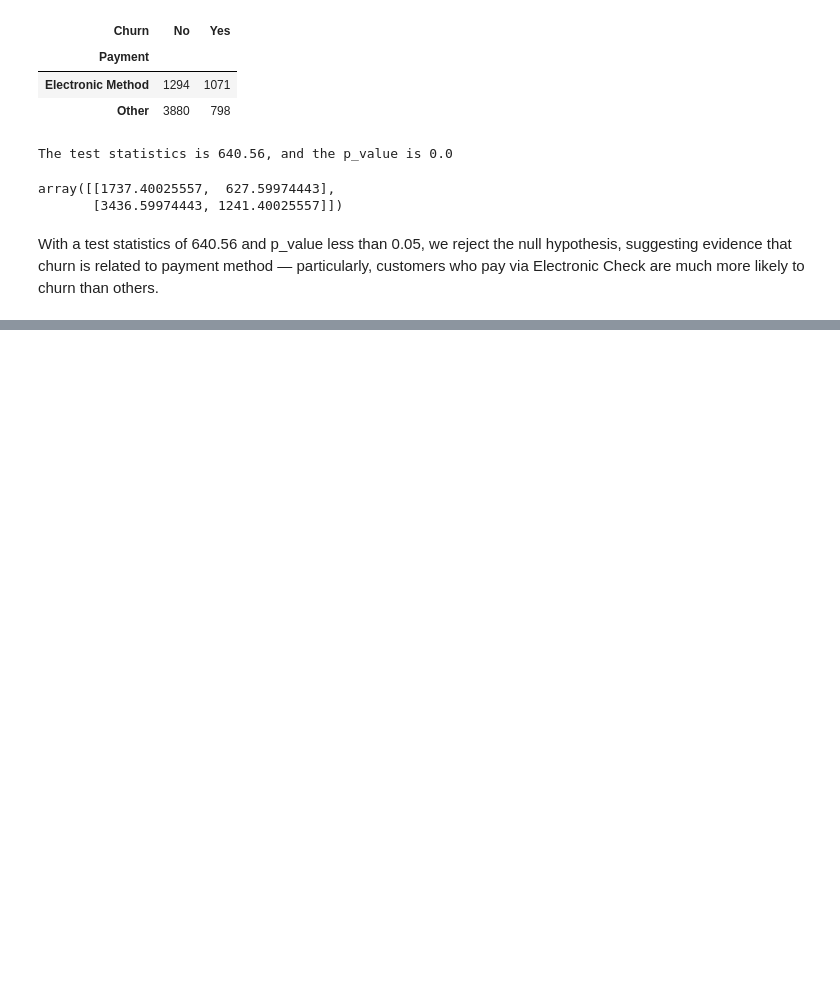
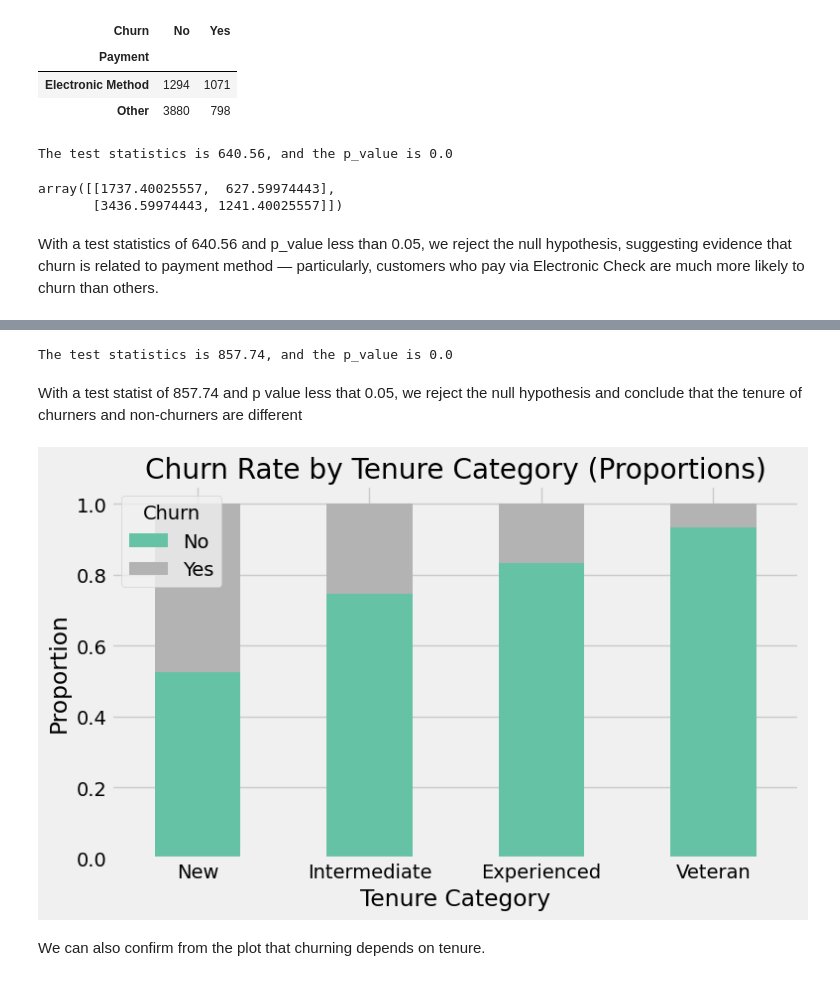
Before and after one commit to Arej02/model_selection, a Jupyter notebook: Statistics/Manual Data/Churn_Customers.ipynb, the cells around one changed output, grey strips where cells are left out. Drawn from its saved outputs; the diff is of its cells as text; code cells hidden in the pictures; blank space fills up the shorter version.

```diff
--- a/Statistics/Manual Data/Churn_Customers.ipynb
+++ b/Statistics/Manual Data/Churn_Customers.ipynb
@@ -79,0 +121,5 @@ With a test statistics of 640.56 and p_value less than 0.05, we reject the null
+# %%
+bins = [0, 12, 36, 60, 72]
+labels = ['New', 'Intermediate', 'Experienced', 'Veteran']
+churn['tenure_category'] = pd.cut(churn['tenure'], bins=bins, labels=labels, right=True, include_lowest=True)
+churn['tenure_category']
@@ -79,0 +156,22 @@ With a test statistics of 640.56 and p_value less than 0.05, we reject the null
+# %%
+print(f"The test statistics is {round(res.statistic,2)}, and the p_value is {round(res.pvalue,4)}")
+# %% [output]
+The test statistics is 857.74, and the p_value is 0.0
+# %% [markdown]
+With a test statist of 857.74 and p value less that 0.05, we reject the null hypothesis and conclude that the tenure of churners and non-churners are different
+# %%
+observed_percent = pd.crosstab(churn['tenure_category'], churn['Churn'], normalize='index')
+
+# Plot
+observed_percent.plot(kind='bar', stacked=True, colormap='Set2', figsize=(8,5))
+plt.title('Churn Rate by Tenure Category (Proportions)')
+plt.ylabel('Proportion')
+plt.xlabel('Tenure Category')
+plt.xticks(rotation=0)
+plt.legend(title='Churn')
+plt.tight_layout()
+plt.show()
+# %% [output]
+[figure, added]
+# %% [markdown]
+We can also confirm from the plot that churning depends on tenure.
```
Also changed, not shown: parts of 13 cells of this notebook.
